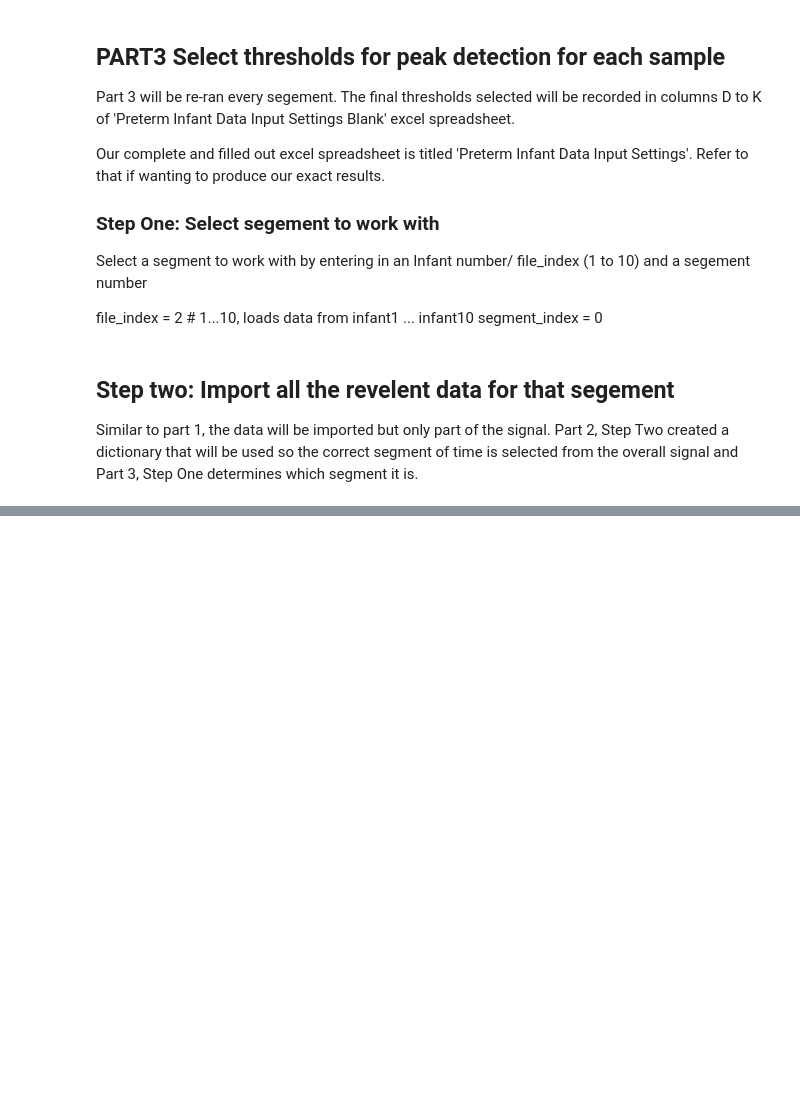
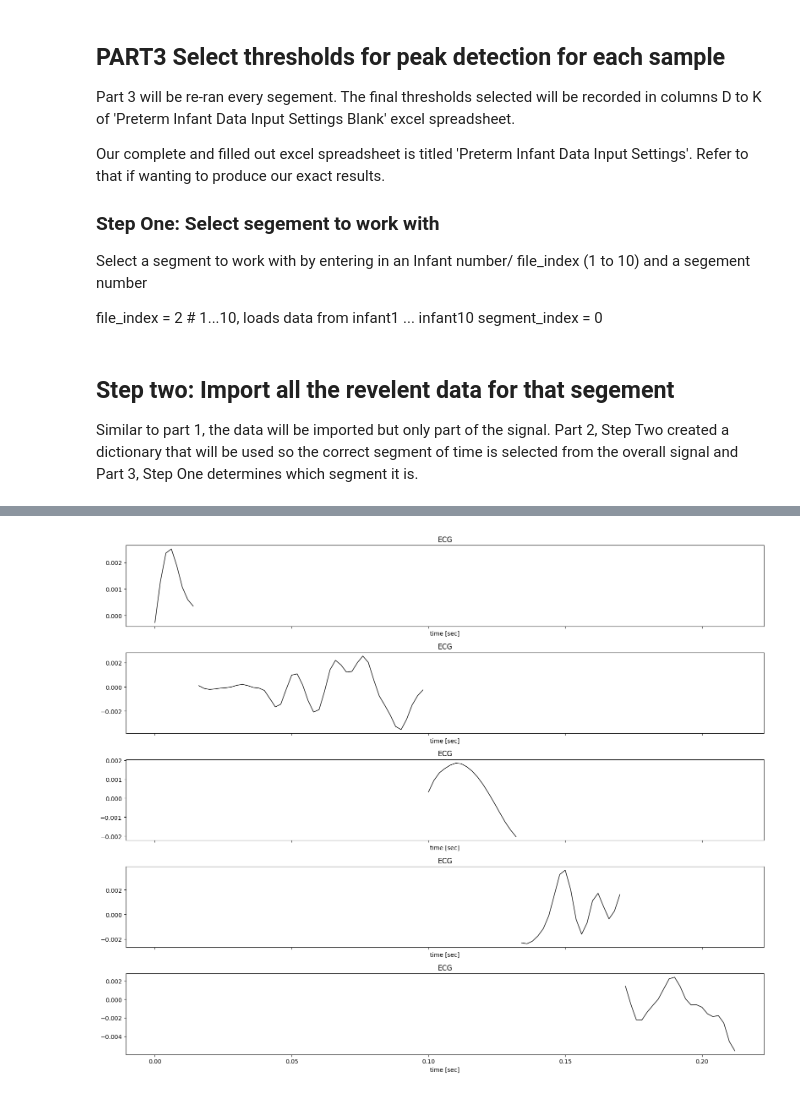
Before and after one commit to FlynnCao/WOA7015-EDA, a Jupyter notebook: main.ipynb, the cells around one changed output, grey strips where cells are left out. Cells and saved outputs as stored; diff of their text form; code cells hidden in the pictures; blank space fills up the shorter version.

```diff
--- a/main.ipynb
+++ b/main.ipynb
@@ -211,0 +698,12 @@ NameError: name 'load_waveforms' is not defined
+# %%
+fig2, ax = plt.subplots(5, 1, figsize=(16,13), sharex=True)
+j=0
+for i in range(0,5):
+    ax[j].plot(x_temp[i], x_ecg_flow[i], '-k', lw=1)
+    ax[j].set_xlabel("time [sec]")
+    ax[j].set_title("ECG")
+    j+=1
+plt.tight_layout()
+plt.show()
+# %% [output]
+[figure, added]
```
Also changed, not shown: parts of 44 cells of this notebook, 3 other files.
